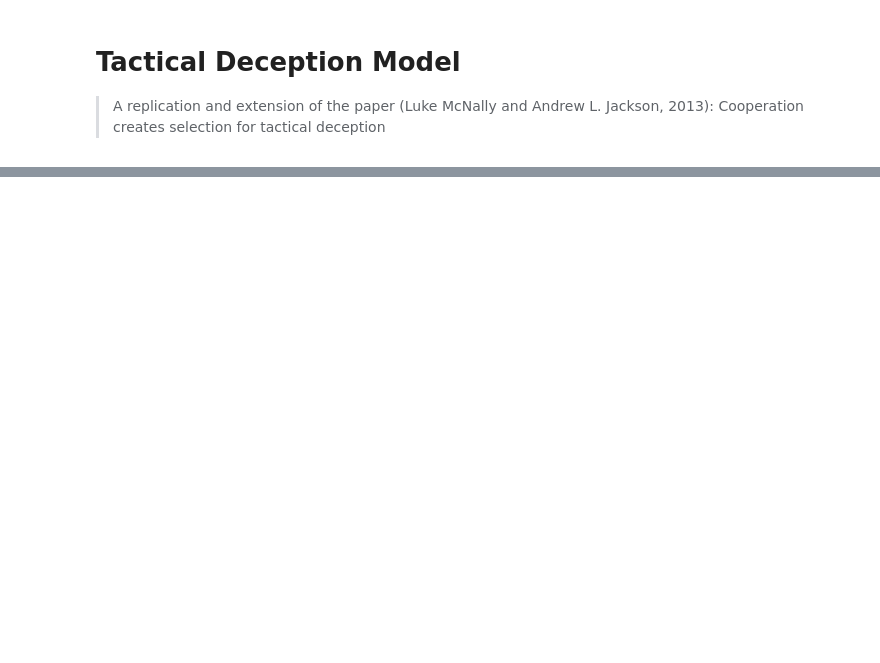
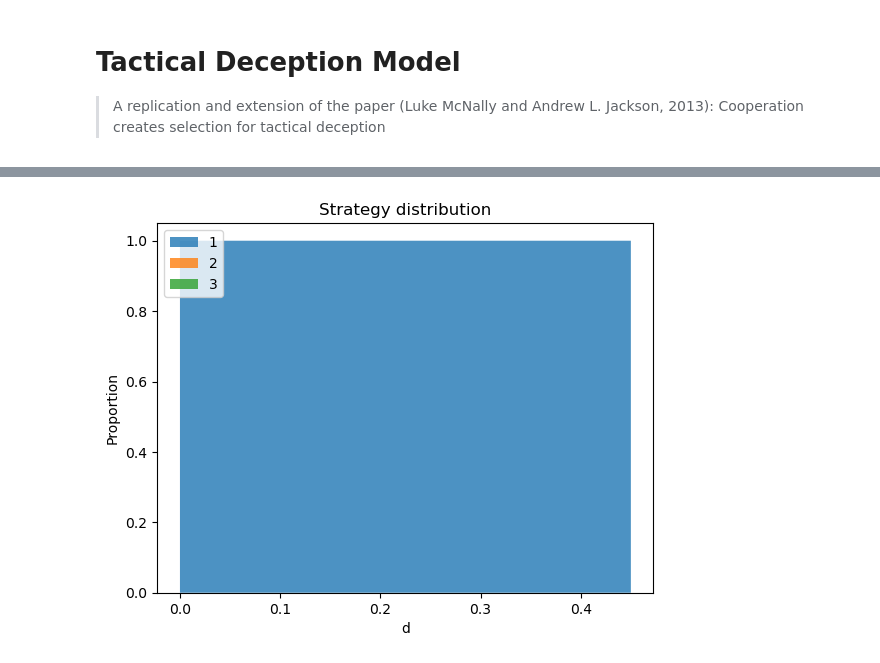
Before and after one commit to PaoloBova/gh-pages-example, a Jupyter notebook: nbs/Analysis/15_tactical_deception.ipynb, the cells around one changed output, grey strips where cells are left out. Cells and saved outputs as stored; diff of their text form; code cells hidden in the pictures; blank space fills up the shorter version.

```diff
--- a/nbs/Analysis/15_tactical_deception.ipynb
+++ b/nbs/Analysis/15_tactical_deception.ipynb
@@ -167,0 +178,5 @@ plot_strategy_distribution(df_filtered, strategy_set=[f"{i}" for i in range(1,10
+# %%
+plot_strategy_distribution(df_filtered, strategy_set=[f"{i}" for i in range(1,4)], x="d",
+                           thresholds=None, x_label="d")
+# %% [output]
+[figure, added]
```
Also changed, not shown: parts of 5 cells of this notebook.
